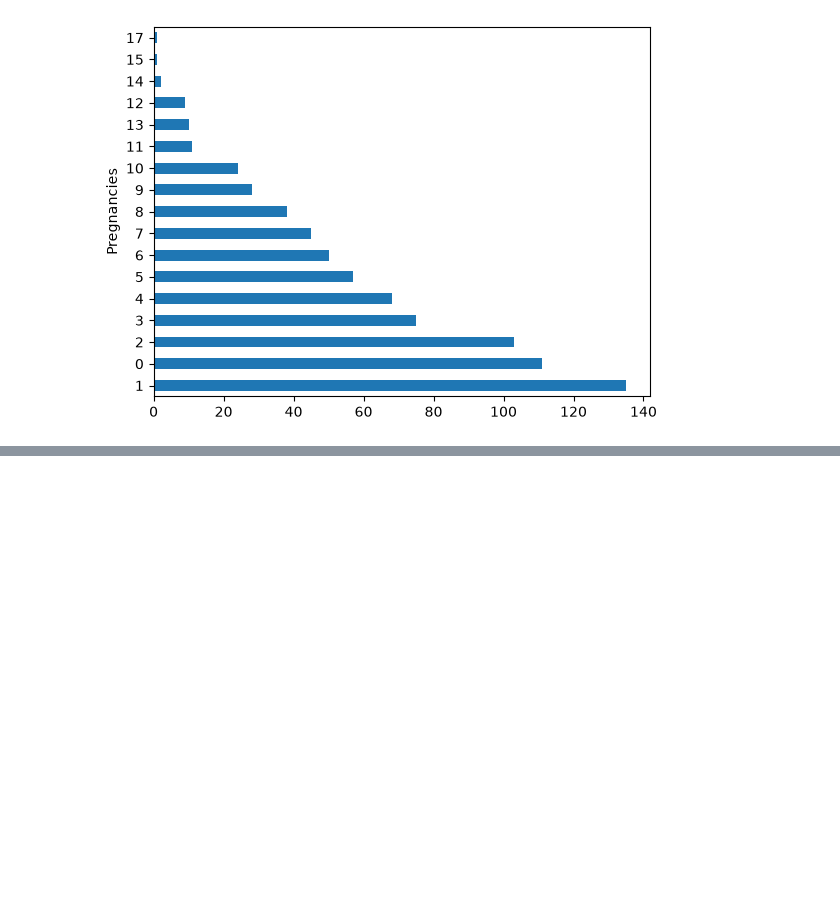
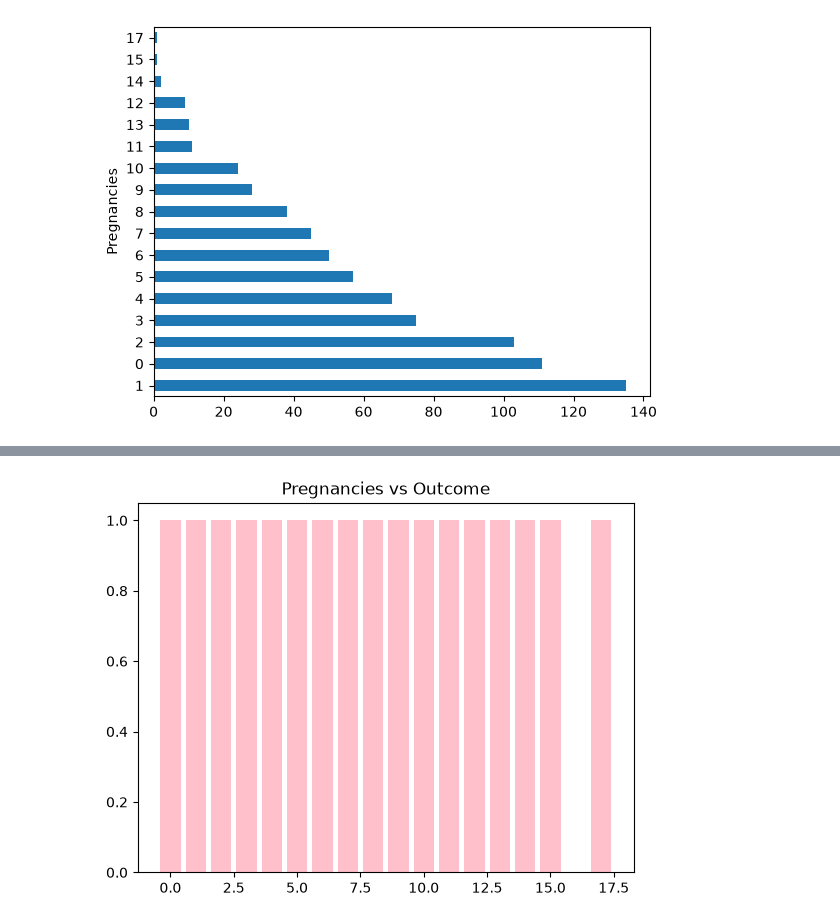
Before and after one commit to akyadav43-debug/Python-Basics, a Jupyter notebook: Data_visualisation.ipynb, the cells around one changed output, grey strips where cells are left out. Saved outputs shown, nothing was run; the diff lists cells and outputs as text; code cells hidden in the pictures; blank space fills up the shorter version.

```diff
--- a/Data_visualisation.ipynb
+++ b/Data_visualisation.ipynb
@@ -96,0 +102,6 @@ plt.show()
+# %%
+plt.bar(Dia['Pregnancies'], Dia['Outcome'].max(), color='Pink')
+plt.title('Pregnancies vs Outcome')
+plt.show()
+# %% [output]
+[figure, added]
```
Also changed, not shown: parts of 6 cells of this notebook.
